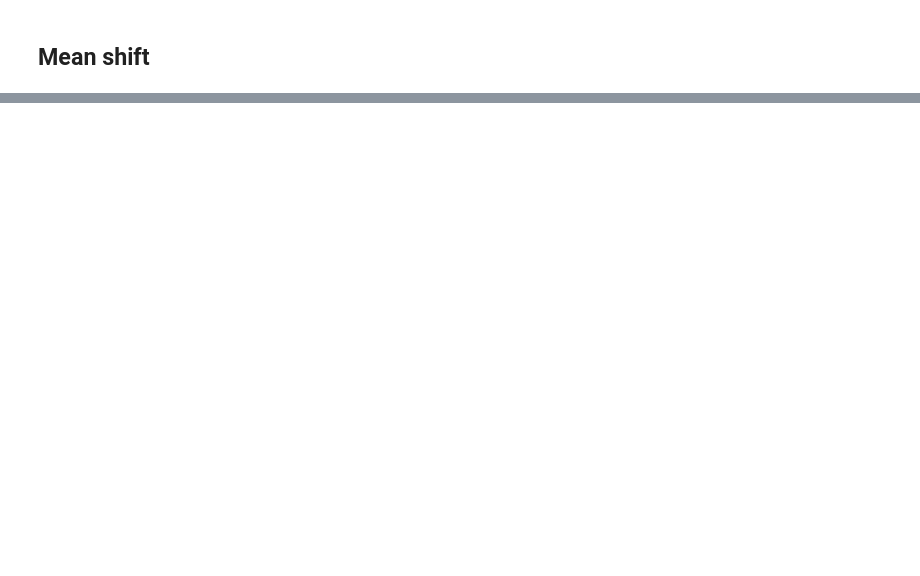
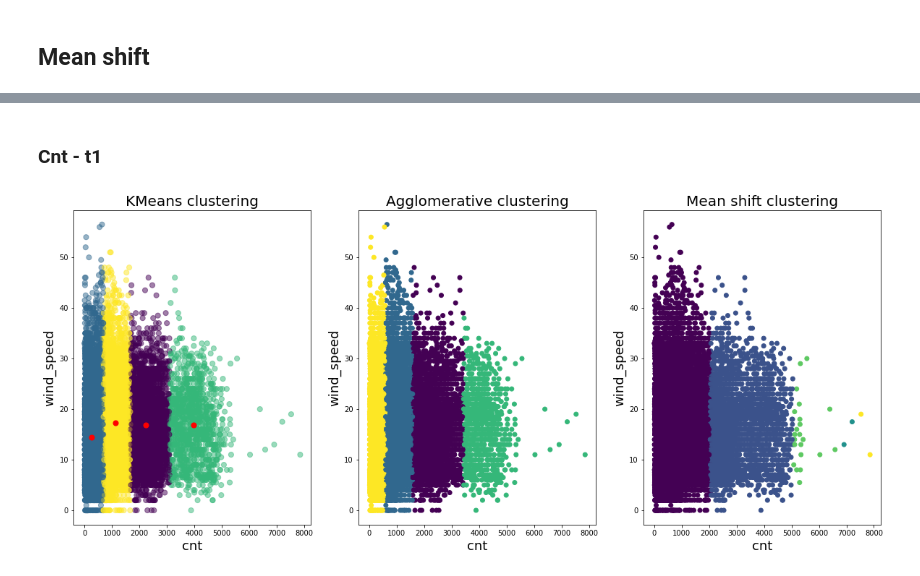
Before and after one commit to hubert-mazur/bike_sharing_data_exploration, a Jupyter notebook: project.ipynb, the cells around one changed output, grey strips where cells are left out. Saved outputs shown, nothing was run; the diff lists cells and outputs as text; code cells hidden in the pictures; blank space fills up the shorter version.

```diff
--- a/project.ipynb
+++ b/project.ipynb
@@ -580,0 +543,6 @@ mean_shift_clustering('cnt', 't1', 0.5)
+# %% [markdown]
+### Cnt - t1
+# %%
+plot_clustering_methods('cnt', 'wind_speed', 4, 0.2)
+# %% [output]
+[figure, added]
```
Also changed, not shown: parts of 26 cells of this notebook.
